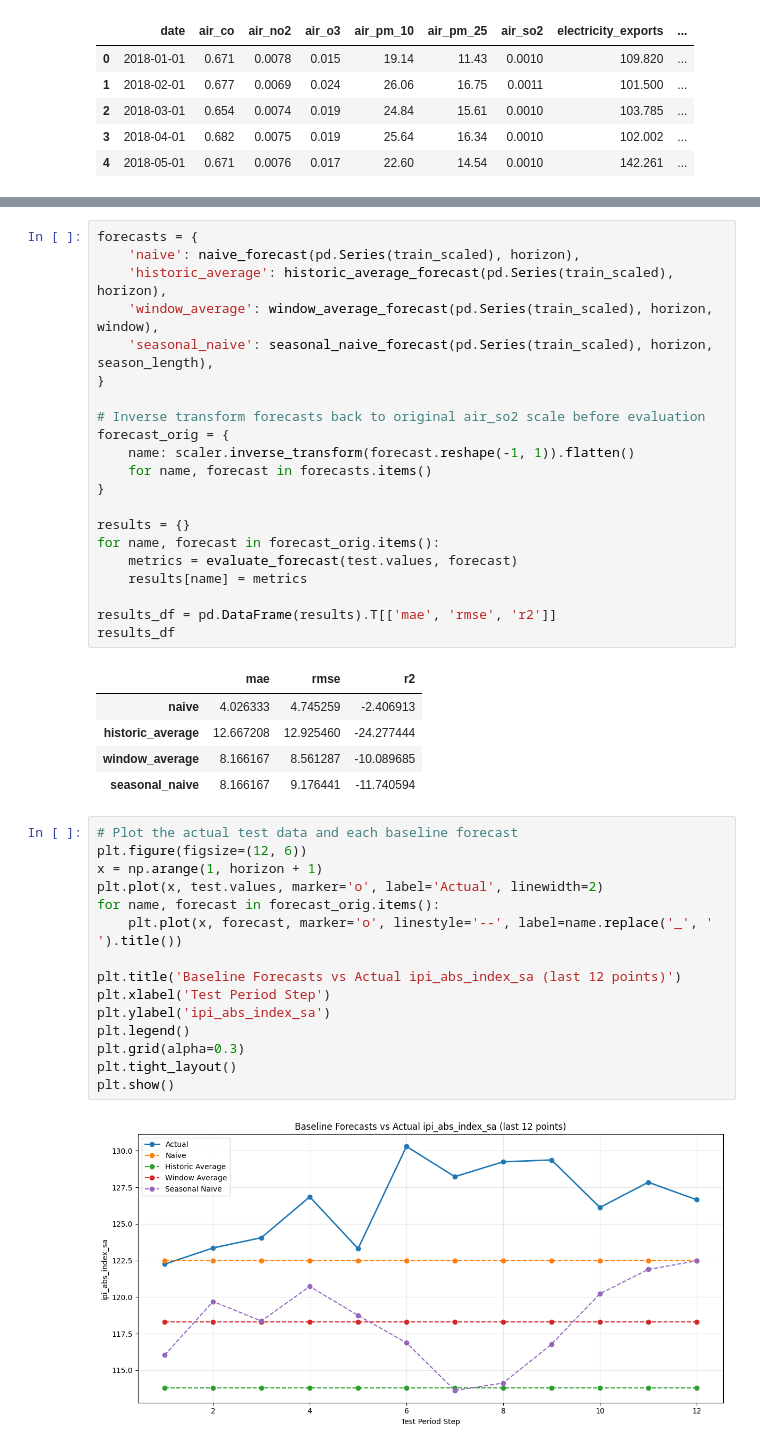
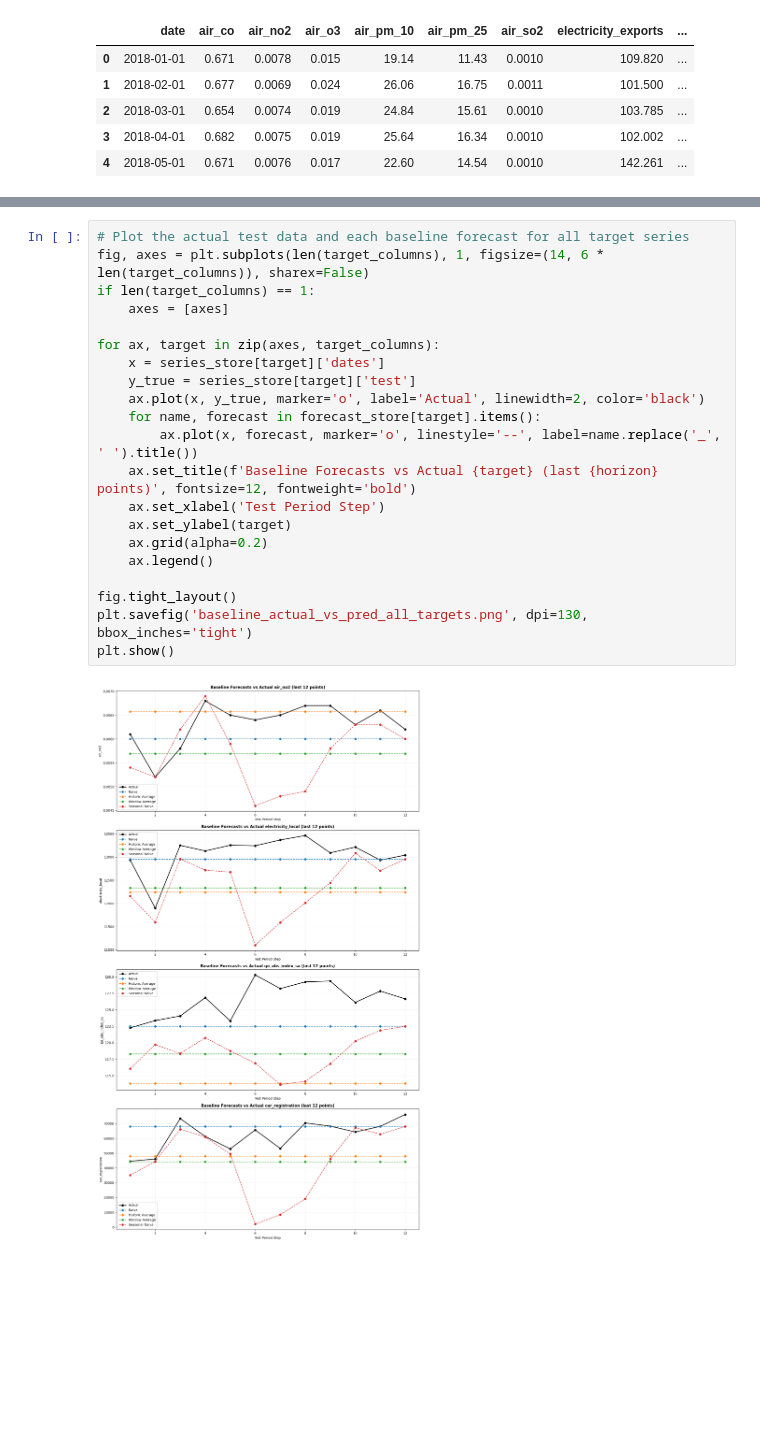
Before and after one commit to thelazycat-0728/COS40007-Design-Project, a Jupyter notebook: baselines/baseline.ipynb, the cells around one changed output, grey strips where cells are left out. Drawn from its saved outputs; the diff is of its cells as text; blank space fills up the shorter version.

Commit message:
feat: add baselines for other 4 variables (electricity_local, air_no2, ipi_abs_index_sa and car_registration)

```diff
--- a/baselines/baseline.ipynb
+++ b/baselines/baseline.ipynb
@@ -67,44 +113,23 @@ def evaluate_forecast(y_true, y_pred):
-# %%
-forecasts = {
-    'naive': naive_forecast(pd.Series(train_scaled), horizon),
-    'historic_average': historic_average_forecast(pd.Series(train_scaled), horizon),
-    'window_average': window_average_forecast(pd.Series(train_scaled), horizon, window),
-    'seasonal_naive': seasonal_naive_forecast(pd.Series(train_scaled), horizon, season_length),
-}
-
-# Inverse transform forecasts back to original air_so2 scale before evaluation
-forecast_orig = {
-    name: scaler.inverse_transform(forecast.reshape(-1, 1)).flatten()
-    for name, forecast in forecasts.items()
-}
-
-results = {}
-for name, forecast in forecast_orig.items():
-    metrics = evaluate_forecast(test.values, forecast)
-    results[name] = metrics
-
-results_df = pd.DataFrame(results).T[['mae', 'rmse', 'r2']]
-results_df
-# %% [output]
-|  | mae | rmse | r2 |
-| naive | 4.026333 | 4.745259 | -2.406913 |
-| historic_average | 12.667208 | 12.925460 | -24.277444 |
-| window_average | 8.166167 | 8.561287 | -10.089685 |
-| seasonal_naive | 8.166167 | 9.176441 | -11.740594 |
 # %%
-# Plot the actual test data and each baseline forecast
-plt.figure(figsize=(12, 6))
-x = np.arange(1, horizon + 1)
-plt.plot(x, test.values, marker='o', label='Actual', linewidth=2)
-for name, forecast in forecast_orig.items():
-    plt.plot(x, forecast, marker='o', linestyle='--', label=name.replace('_', ' ').title())
+# Plot the actual test data and each baseline forecast for all target series
+fig, axes = plt.subplots(len(target_columns), 1, figsize=(14, 6 * len(target_columns)), sharex=False)
+if len(target_columns) == 1:
+    axes = [axes]
 
-plt.title('Baseline Forecasts vs Actual ipi_abs_index_sa (last 12 points)')
-plt.xlabel('Test Period Step')
-plt.ylabel('ipi_abs_index_sa')
-plt.legend()
-plt.grid(alpha=0.3)
-plt.tight_layout()
+for ax, target in zip(axes, target_columns):
+    x = series_store[target]['dates']
+    y_true = series_store[target]['test']
+    ax.plot(x, y_true, marker='o', label='Actual', linewidth=2, color='black')
+    for name, forecast in forecast_store[target].items():
+        ax.plot(x, forecast, marker='o', linestyle='--', label=name.replace('_', ' ').title())
+    ax.set_title(f'Baseline Forecasts vs Actual {target} (last {horizon} points)', fontsize=12, fontweight='bold')
+    ax.set_xlabel('Test Period Step')
+    ax.set_ylabel(target)
+    ax.grid(alpha=0.2)
+    ax.legend()
+
+fig.tight_layout()
+plt.savefig('baseline_actual_vs_pred_all_targets.png', dpi=130, bbox_inches='tight')
 plt.show()
 # %% [output]
-[figure, old version]
+[figure, new version]
```
Also changed, not shown: parts of 3 cells of this notebook, 3 other files.
